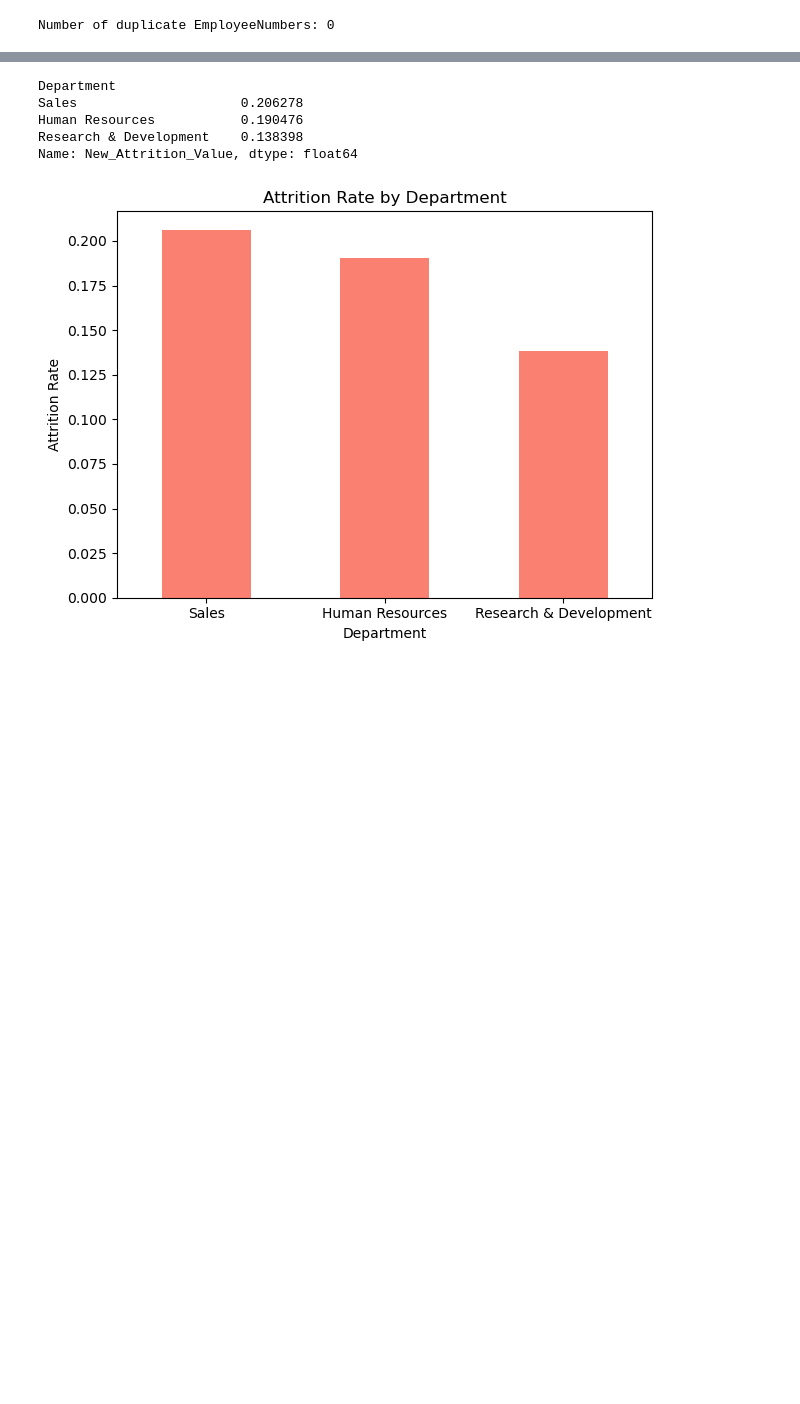
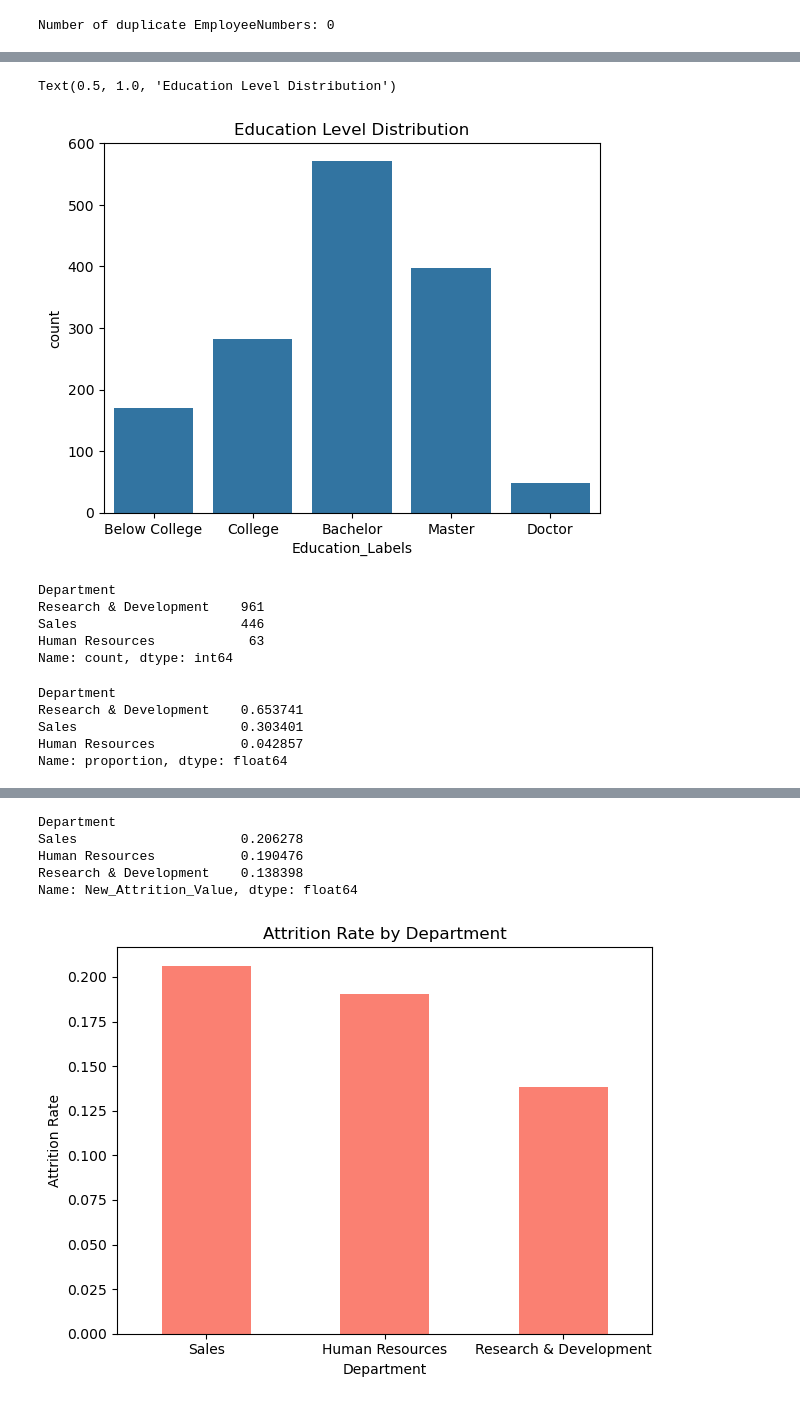
Before and after one commit to taniagreen03/eda_hr_attrition, a Jupyter notebook: hr_attrition_eda.ipynb, the cells around one changed output, grey strips where cells are left out. Cells and saved outputs as stored; diff of their text form; code cells hidden in the pictures; blank space fills up the shorter version.

```diff
--- a/hr_attrition_eda.ipynb
+++ b/hr_attrition_eda.ipynb
@@ -172,0 +243,24 @@ In this section, we dropped columns that were not useful in determining causes o
+# %%
+sns.countplot(data=hr_dataset, x="Education_Labels", order=["Below College", "College", "Bachelor", "Master", "Doctor"])
+plt.title("Education Level Distribution")
+# %% [output]
+Text(0.5, 1.0, 'Education Level Distribution')
+[figure, added]
+# %%
+dept_counts = hr_dataset['Department'].value_counts()
+print(dept_counts)
+# %% [output]
+Department
+Research & Development    961
+Sales                     446
+Human Resources            63
+Name: count, dtype: int64
+# %%
+dept_proportions = hr_dataset['Department'].value_counts(normalize=True)
+print(dept_proportions)
+# %% [output]
+Department
+Research & Development    0.653741
+Sales                     0.303401
+Human Resources           0.042857
+Name: proportion, dtype: float64
```
Also changed, not shown: parts of 44 cells of this notebook, 1 other file.
